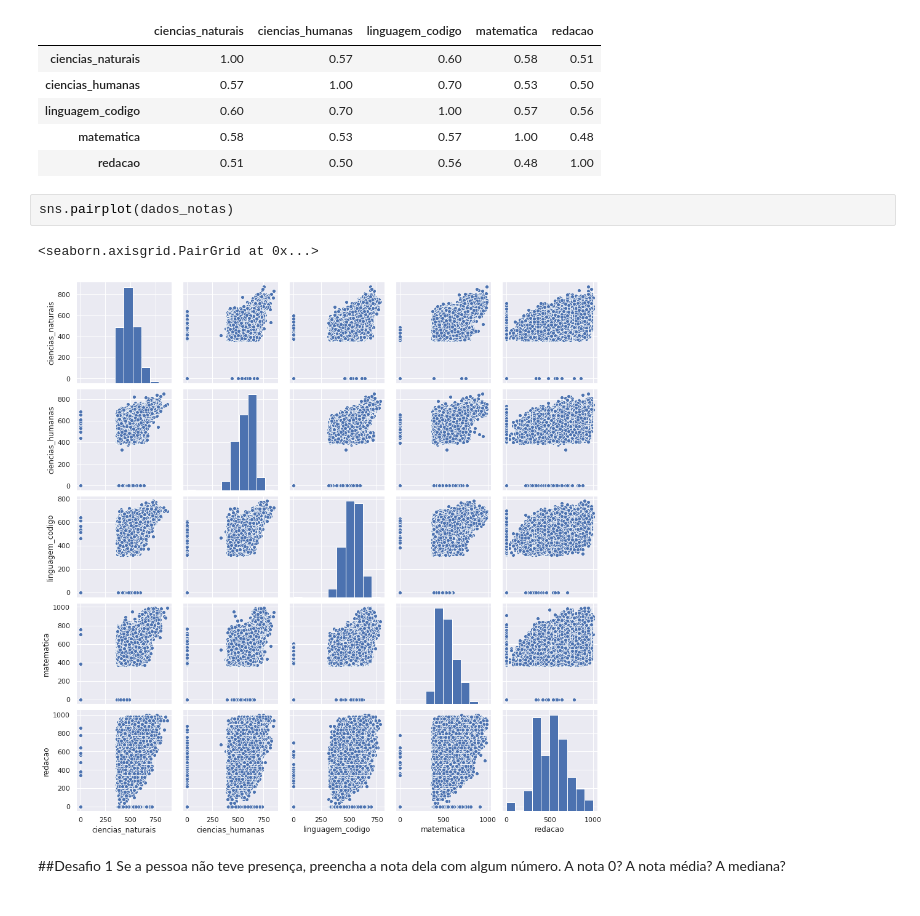
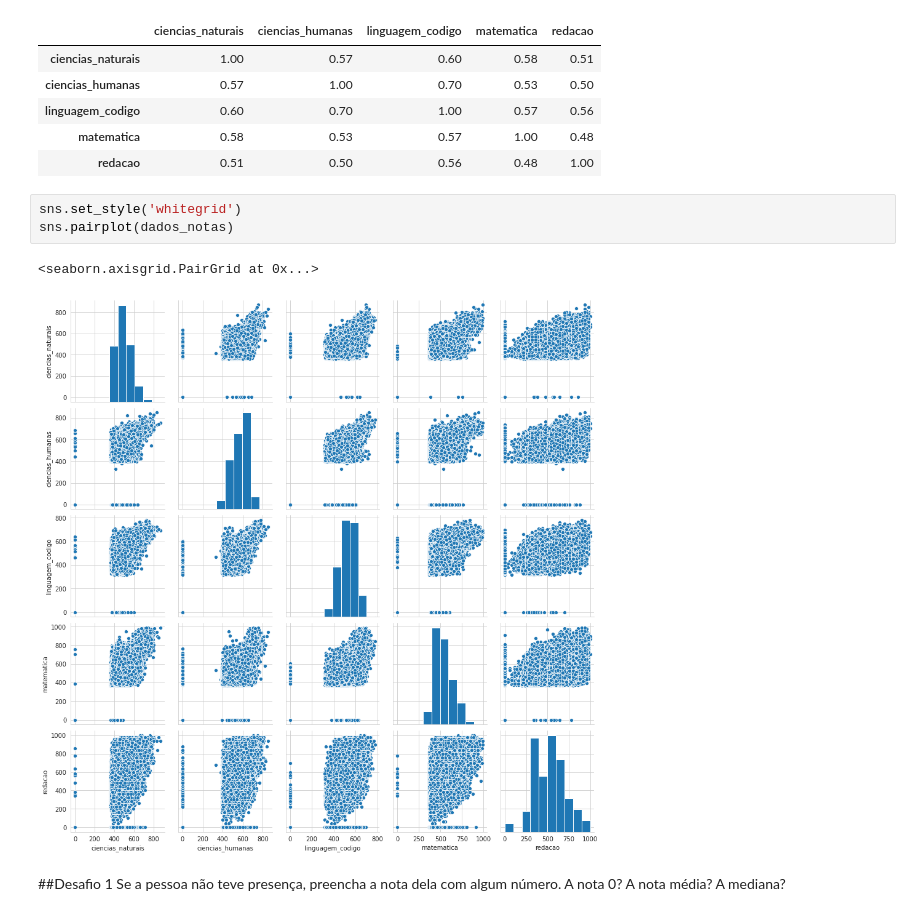
Before and after one commit to RobsonCrLira/QuarentenaDadosAlura, a Jupyter notebook: Desafios_Aula_4.ipynb, the cells around one changed output. Cells and saved outputs as stored; diff of their text form.

```diff
--- a/Desafios_Aula_4.ipynb
+++ b/Desafios_Aula_4.ipynb
@@ -71,10 +72,11 @@ corr
 | matematica | 0.58 | 0.53 | 0.57 | 1.00 | 0.48 |
 | redacao | 0.51 | 0.50 | 0.56 | 0.48 | 1.00 |
 # %%
+sns.set_style('whitegrid')
 sns.pairplot(dados_notas)
 # %% [output]
 <seaborn.axisgrid.PairGrid at 0x...>
-[figure, old version]
+[figure, new version]
 # %% [markdown]
 ##Desafio 1
 Se a pessoa não teve presença, preencha a nota dela com algum número. A nota 0? A nota média? A mediana?
```
Also changed, not shown: parts of 21 cells of this notebook.
